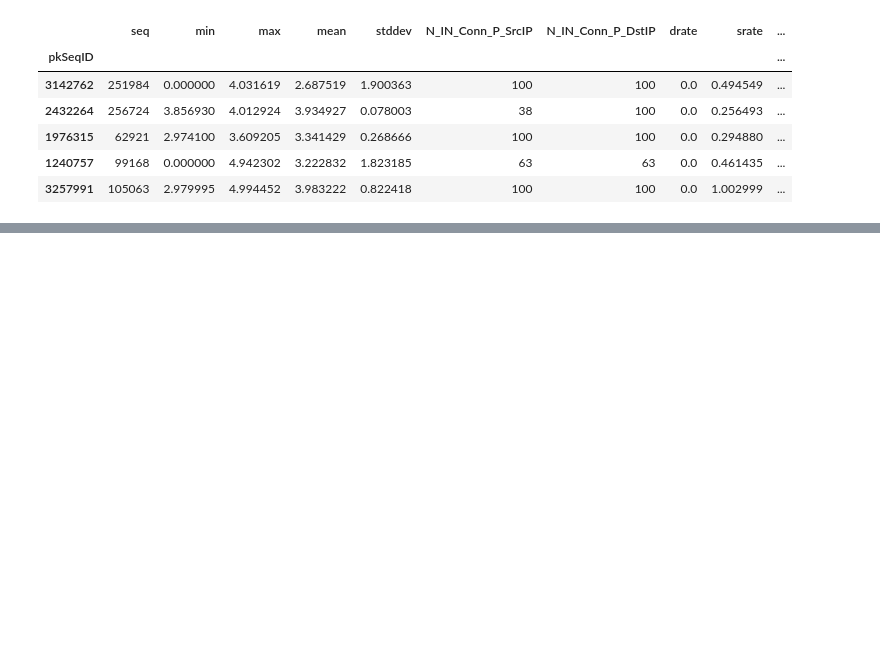
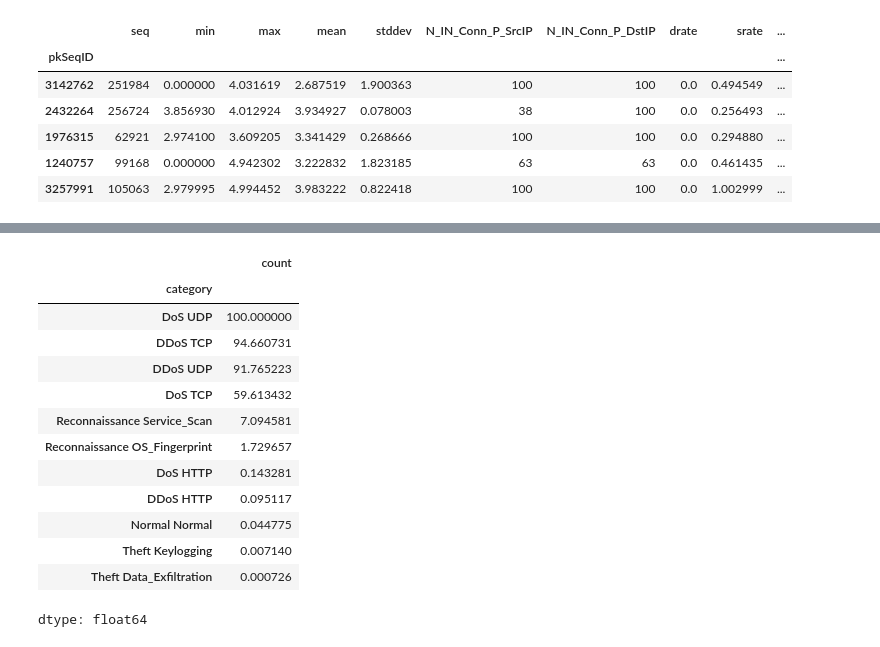
Before and after one commit to merzouka/bds.ml, a Jupyter notebook: eda/eda.ipynb, the cells around one changed output, grey strips where cells are left out. Cells and saved outputs as stored; diff of their text form; code cells hidden in the pictures; blank space fills up the shorter version.

```diff
--- a/eda/eda.ipynb
+++ b/eda/eda.ipynb
@@ -244,3 +281,21 @@ testing.drop(TO_DROP, axis=1, inplace=True)
 | Theft Keylogging | 59 |
 | Theft Data_Exfiltration | 6 |
 dtype: int64
+# %%
+category_counts = training['category'].value_counts()
+(category_counts / category_counts.max()) * 100
+# %% [output]
+|  | count |
+| category |  |
+| DoS UDP | 100.000000 |
+| DDoS TCP | 94.660731 |
+| DDoS UDP | 91.765223 |
+| DoS TCP | 59.613432 |
+| Reconnaissance Service_Scan | 7.094581 |
+| Reconnaissance OS_Fingerprint | 1.729657 |
+| DoS HTTP | 0.143281 |
+| DDoS HTTP | 0.095117 |
+| Normal Normal | 0.044775 |
+| Theft Keylogging | 0.007140 |
+| Theft Data_Exfiltration | 0.000726 |
+dtype: float64
```
Also changed, not shown: parts of 9 cells of this notebook.
